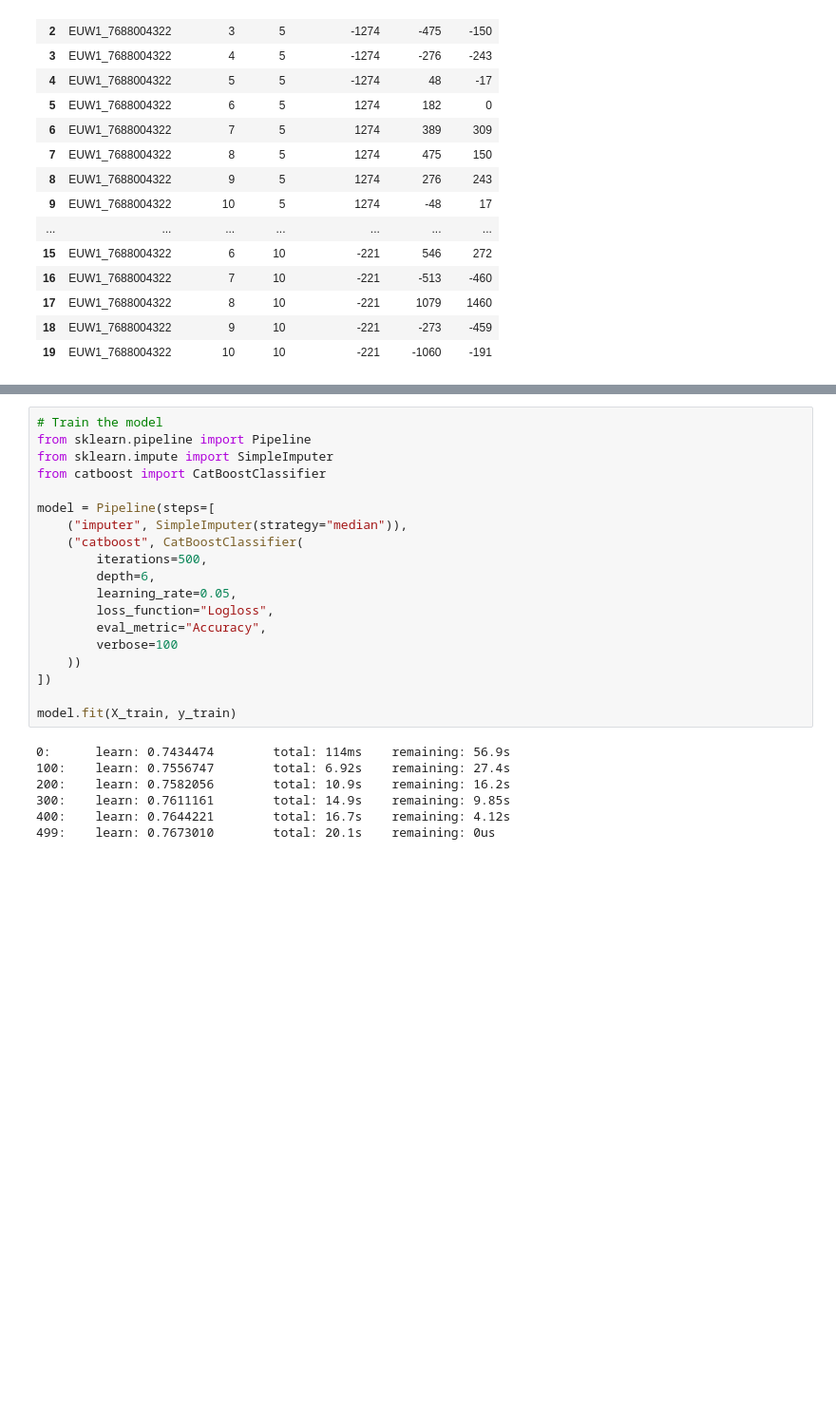
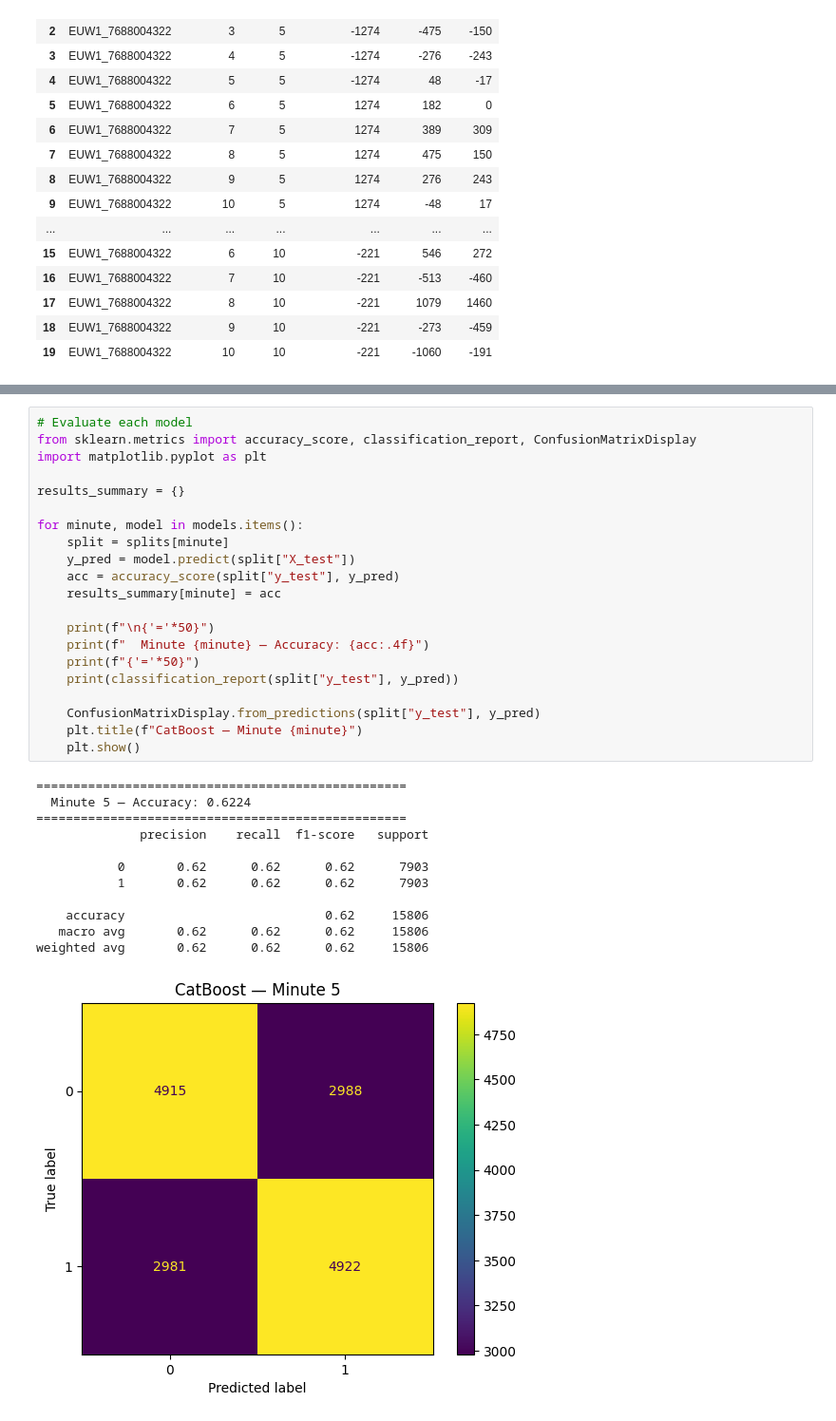
Before and after one commit to Jhanf932/Are-we-cooked, a Jupyter notebook: model_code.ipynb, the cells around one changed output, grey strips where cells are left out. Shown at 95% size. Drawn from its saved outputs; the diff is of its cells as text; blank space fills up the shorter version.

Commit message:
added more features to pre-game model, and split our in game model into 3 different models instead of just 1

```diff
--- a/model_code.ipynb
+++ b/model_code.ipynb
@@ -321,26 +320,34 @@ print(X_train.shape, X_test.shape)
 # %%
-# Train the model
-from sklearn.pipeline import Pipeline
-from sklearn.impute import SimpleImputer
-from catboost import CatBoostClassifier
+# Evaluate each model
+from sklearn.metrics import accuracy_score, classification_report, ConfusionMatrixDisplay
+import matplotlib.pyplot as plt
 
-model = Pipeline(steps=[
-    ("imputer", SimpleImputer(strategy="median")),
-    ("catboost", CatBoostClassifier(
-        iterations=500,
-        depth=6,
-        learning_rate=0.05,
-        loss_function="Logloss",
-        eval_metric="Accuracy",
-        verbose=100
-    ))
-])
+results_summary = {}
 
-model.fit(X_train, y_train)
+for minute, model in models.items():
+    split = splits[minute]
+    y_pred = model.predict(split["X_test"])
+    acc = accuracy_score(split["y_test"], y_pred)
+    results_summary[minute] = acc
+
+    print(f"\n{'='*50}")
+    print(f"  Minute {minute} — Accuracy: {acc:.4f}")
+    print(f"{'='*50}")
+    print(classification_report(split["y_test"], y_pred))
+
+    ConfusionMatrixDisplay.from_predictions(split["y_test"], y_pred)
+    plt.title(f"CatBoost — Minute {minute}")
+    plt.show()
 # %% [output]
-0:      learn: 0.7434474        total: 114ms    remaining: 56.9s
-100:    learn: 0.7556747        total: 6.92s    remaining: 27.4s
-200:    learn: 0.7582056        total: 10.9s    remaining: 16.2s
-300:    learn: 0.7611161        total: 14.9s    remaining: 9.85s
-400:    learn: 0.7644221        total: 16.7s    remaining: 4.12s
-499:    learn: 0.7673010        total: 20.1s    remaining: 0us
+==================================================
+  Minute 5 — Accuracy: 0.6224
+==================================================
+              precision    recall  f1-score   support
+
+           0       0.62      0.62      0.62      7903
+           1       0.62      0.62      0.62      7903
+
+    accuracy                           0.62     15806
+   macro avg       0.62      0.62      0.62     15806
+weighted avg       0.62      0.62      0.62     15806
+[figure, added]
```
Also changed, not shown: parts of 7 cells of this notebook.
